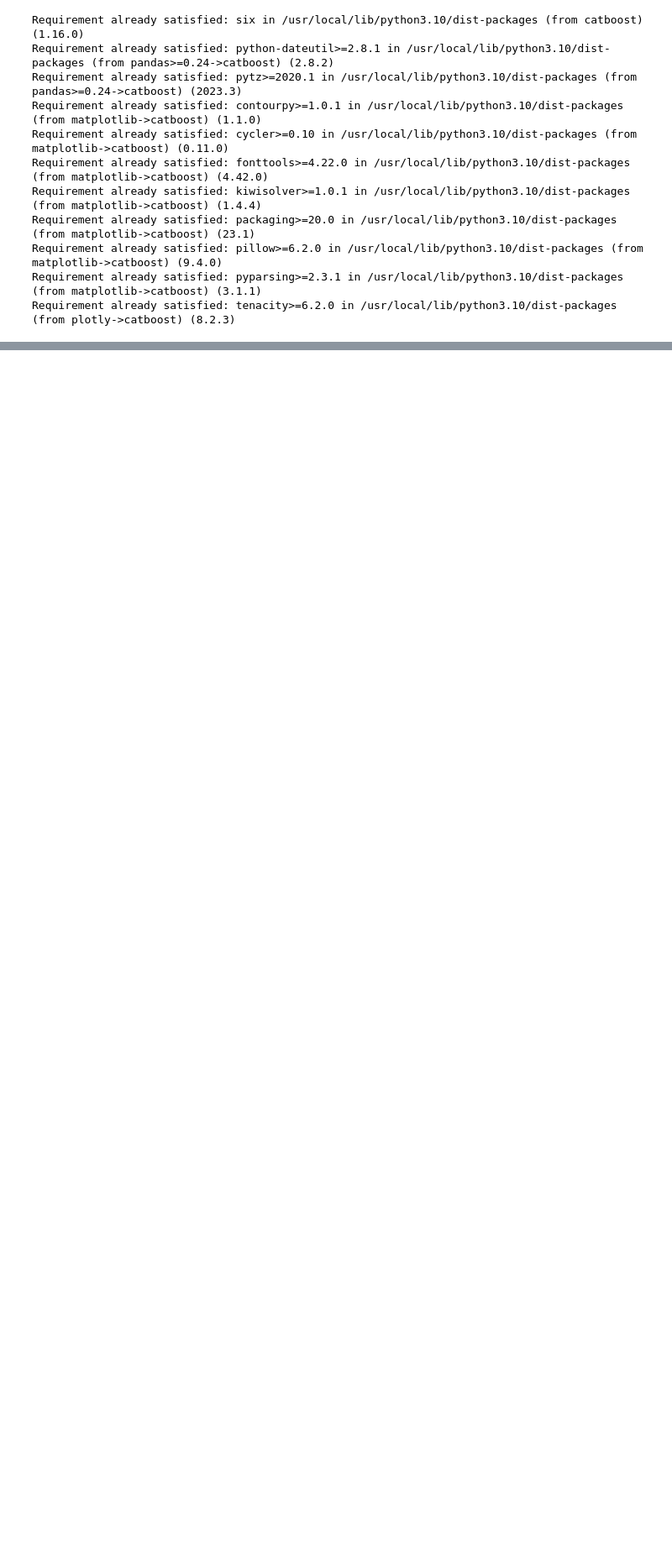
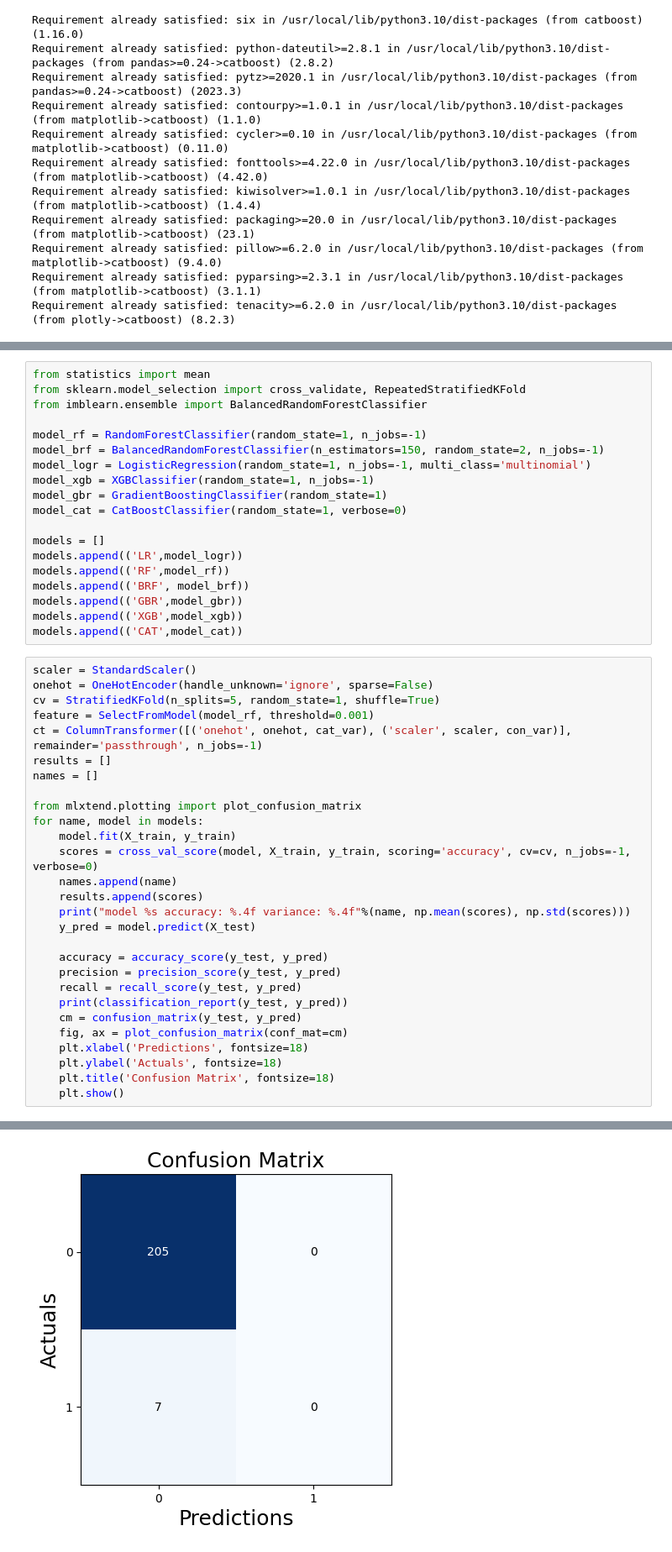
Before and after one commit to kamo1010/injury-big-data, a Jupyter notebook: Untitled3.ipynb, the cells around one changed output, grey strips where cells are left out. Shown at 84% size. Cells and saved outputs as stored; diff of their text form; blank space fills up the shorter version.

```diff
--- a/Untitled3.ipynb
+++ b/Untitled3.ipynb
@@ -297,0 +321,48 @@ ValueError: ignored
+# %%
+from statistics import mean
+from sklearn.model_selection import cross_validate, RepeatedStratifiedKFold
+from imblearn.ensemble import BalancedRandomForestClassifier
+
+model_rf = RandomForestClassifier(random_state=1, n_jobs=-1)
+model_brf = BalancedRandomForestClassifier(n_estimators=150, random_state=2, n_jobs=-1)
+model_logr = LogisticRegression(random_state=1, n_jobs=-1, multi_class='multinomial')
+model_xgb = XGBClassifier(random_state=1, n_jobs=-1)
+model_gbr = GradientBoostingClassifier(random_state=1)
+model_cat = CatBoostClassifier(random_state=1, verbose=0)
+
+models = []
+models.append(('LR',model_logr))
+models.append(('RF',model_rf))
+models.append(('BRF', model_brf))
+models.append(('GBR',model_gbr))
+models.append(('XGB',model_xgb))
+models.append(('CAT',model_cat))
+# %%
+scaler = StandardScaler()
+onehot = OneHotEncoder(handle_unknown='ignore', sparse=False)
+cv = StratifiedKFold(n_splits=5, random_state=1, shuffle=True)
+feature = SelectFromModel(model_rf, threshold=0.001)
+ct = ColumnTransformer([('onehot', onehot, cat_var), ('scaler', scaler, con_var)], remainder='passthrough', n_jobs=-1)
+results = []
+names = []
+
+from mlxtend.plotting import plot_confusion_matrix
+for name, model in models:
+    model.fit(X_train, y_train)
+    scores = cross_val_score(model, X_train, y_train, scoring='accuracy', cv=cv, n_jobs=-1, verbose=0)
+    names.append(name)
+    results.append(scores)
+    print("model %s accuracy: %.4f variance: %.4f"%(name, np.mean(scores), np.std(scores)))
+    y_pred = model.predict(X_test)
+
+    accuracy = accuracy_score(y_test, y_pred)
+    precision = precision_score(y_test, y_pred)
+    recall = recall_score(y_test, y_pred)
+    print(classification_report(y_test, y_pred))
+    cm = confusion_matrix(y_test, y_pred)
+    fig, ax = plot_confusion_matrix(conf_mat=cm)
+    plt.xlabel('Predictions', fontsize=18)
+    plt.ylabel('Actuals', fontsize=18)
+    plt.title('Confusion Matrix', fontsize=18)
+    plt.show()
+# %% [output]
@@ -297,0 +378 @@ ValueError: ignored
+[figure, added]
```
Also changed, not shown: parts of 23 cells of this notebook.
